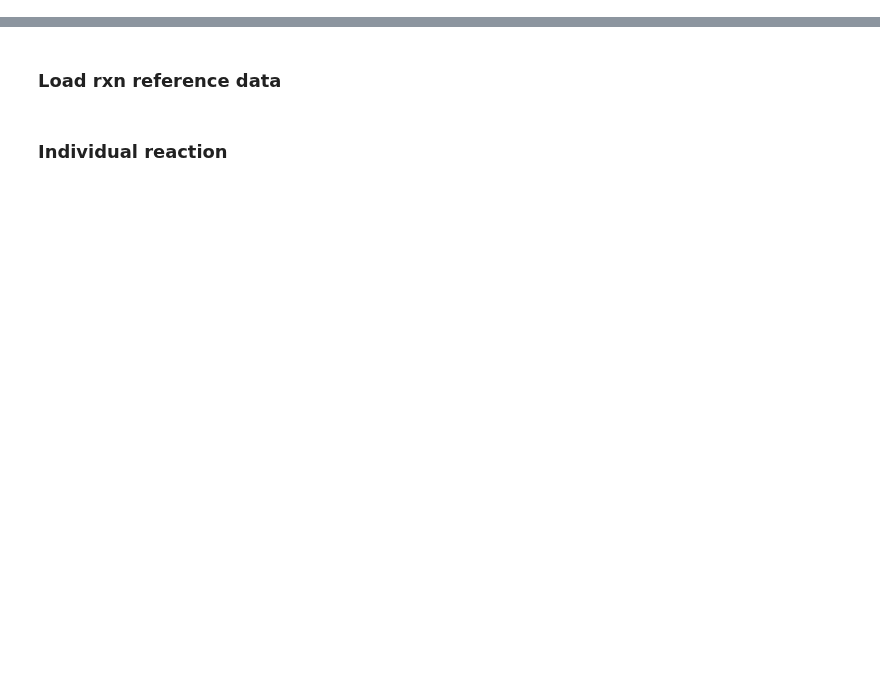
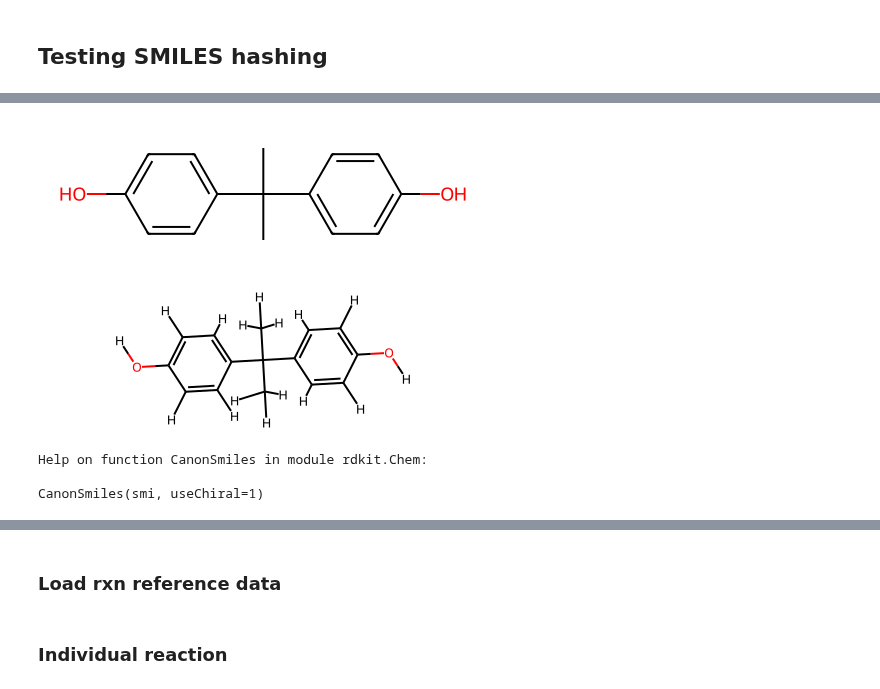
Before and after one commit to timbernat/NREL_polymers, a Jupyter notebook: testing.ipynb, the cells around one changed output, grey strips where cells are left out. Cells and saved outputs as stored; diff of their text form; code cells hidden in the pictures; blank space fills up the shorter version.

```diff
--- a/testing.ipynb
+++ b/testing.ipynb
@@ -0,0 +1,16 @@
+# %% [markdown]
+## Testing SMILES hashing
+# %%
+from rdkit import Chem
+from polymerist.monomers import specification
+
+
+smi = 'Oc1ccc(cc1)C(c2ccc(O)cc2)(C)C'
+mol = Chem.MolFromSmiles(smi, sanitize=True)
+
+exp_smi = specification.expanded_SMILES(smi, assign_map_nums=False)
+exp_mol = Chem.MolFromSmiles(exp_smi, sanitize=False)
+
+display(mol)
+display(exp_mol)
+# %% [output]
@@ -0,0 +18,8 @@
+[figure, added]
+[figure, added]
+# %%
+help(Chem.CanonSmiles)
+# %% [output]
+Help on function CanonSmiles in module rdkit.Chem:
+
+CanonSmiles(smi, useChiral=1)
```
Also changed, not shown: parts of 19 cells of this notebook, 2 other files.
